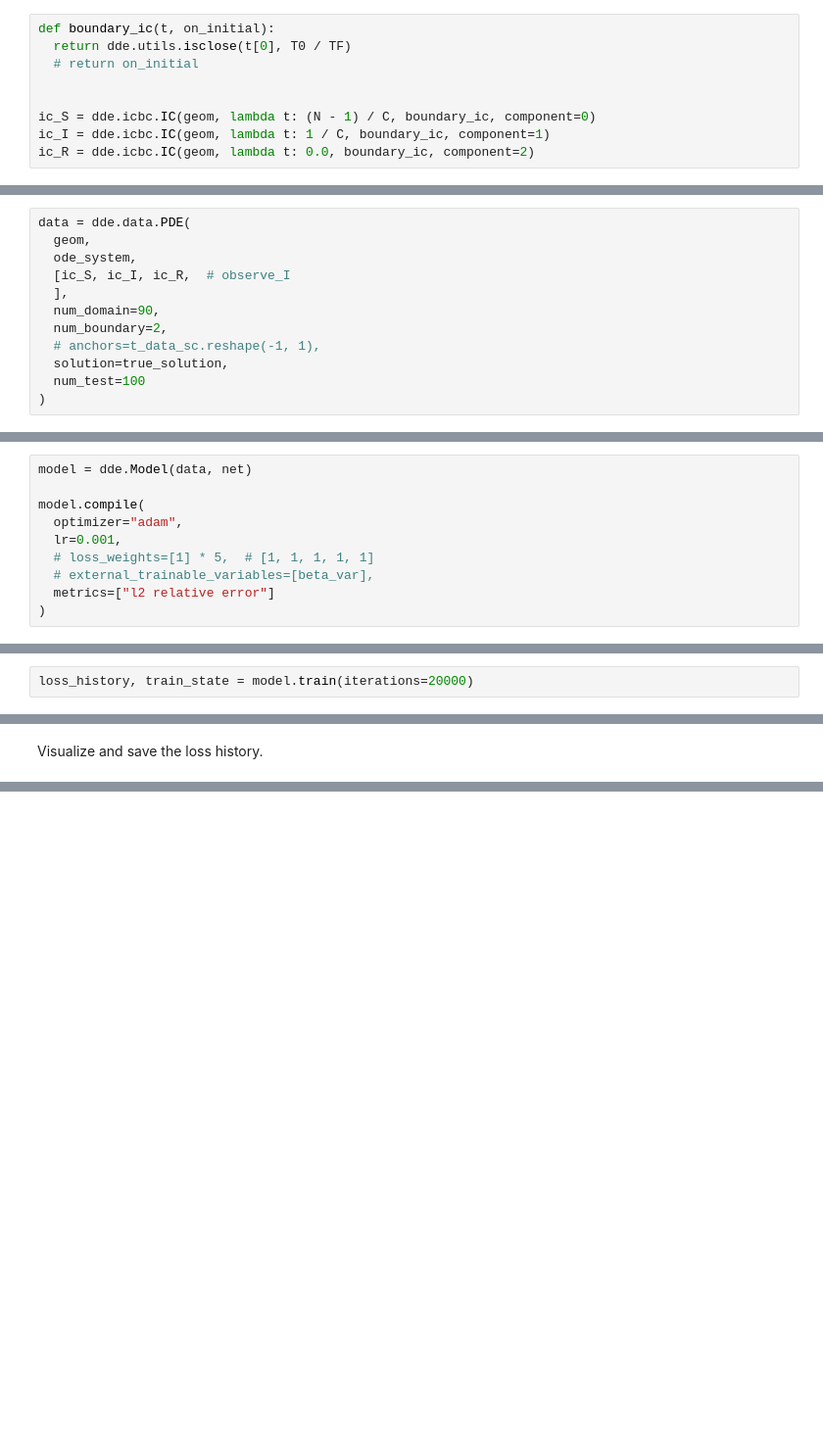
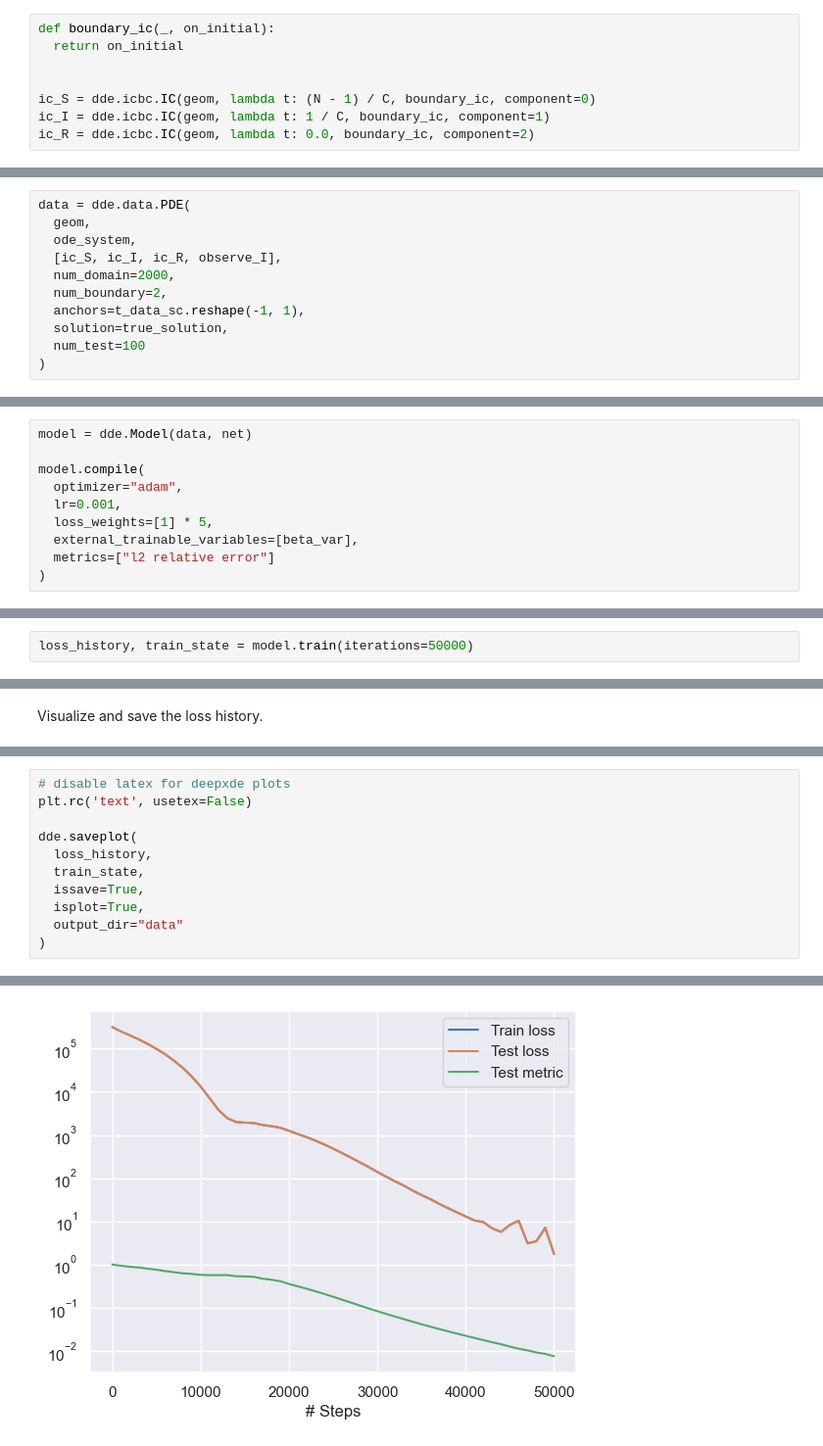
Before and after one commit to GiacomoGuidotto/sir-pinn, a Jupyter notebook: src/sir.ipynb, the cells around one changed output, grey strips where cells are left out. Shown at 98% size. Cells and saved outputs as stored; diff of their text form; blank space fills up the shorter version.

```diff
--- a/src/sir.ipynb
+++ b/src/sir.ipynb
@@ -187,9 +189,8 @@ def ode_system(t, y):
 # %% [markdown]
 Define the initial condition.
 # %%
-def boundary_ic(t, on_initial):
-  return dde.utils.isclose(t[0], T0 / TF)
-  # return on_initial
+def boundary_ic(_, on_initial):
+  return on_initial
 
 
 ic_S = dde.icbc.IC(geom, lambda t: (N - 1) / C, boundary_ic, component=0)
@@ -213,11 +214,10 @@ We use the synthetic (and scaled) time domain to define the points where the dat
 data = dde.data.PDE(
   geom,
   ode_system,
-  [ic_S, ic_I, ic_R,  # observe_I
-  ],
-  num_domain=90,
+  [ic_S, ic_I, ic_R, observe_I],
+  num_domain=2000,
   num_boundary=2,
-  # anchors=t_data_sc.reshape(-1, 1),
+  anchors=t_data_sc.reshape(-1, 1),
   solution=true_solution,
   num_test=100
 )
@@ -237,8 +237,8 @@ model = dde.Model(data, net)
 model.compile(
   optimizer="adam",
   lr=0.001,
-  # loss_weights=[1] * 5,  # [1, 1, 1, 1, 1]
-  # external_trainable_variables=[beta_var],
+  loss_weights=[1] * 5,
+  external_trainable_variables=[beta_var],
   metrics=["l2 relative error"]
 )
 # %% [output]
@@ -247,7 +247,7 @@ Compiling model...
 # %% [markdown]
 Train the model.
 # %%
-loss_history, train_state = model.train(iterations=20000)
+loss_history, train_state = model.train(iterations=50000)
 # %% [output]
 Training model...
 
@@ -281,0 +271,12 @@ Saving test data to data/test.dat ...
+# %%
+# disable latex for deepxde plots
+plt.rc('text', usetex=False)
+
+dde.saveplot(
+  loss_history,
+  train_state,
+  issave=True,
+  isplot=True,
+  output_dir="data"
+)
+# %% [output]
@@ -281,0 +286 @@ Saving test data to data/test.dat ...
+[figure, added]
```
Also changed, not shown: parts of 12 cells of this notebook, 4 other files.
